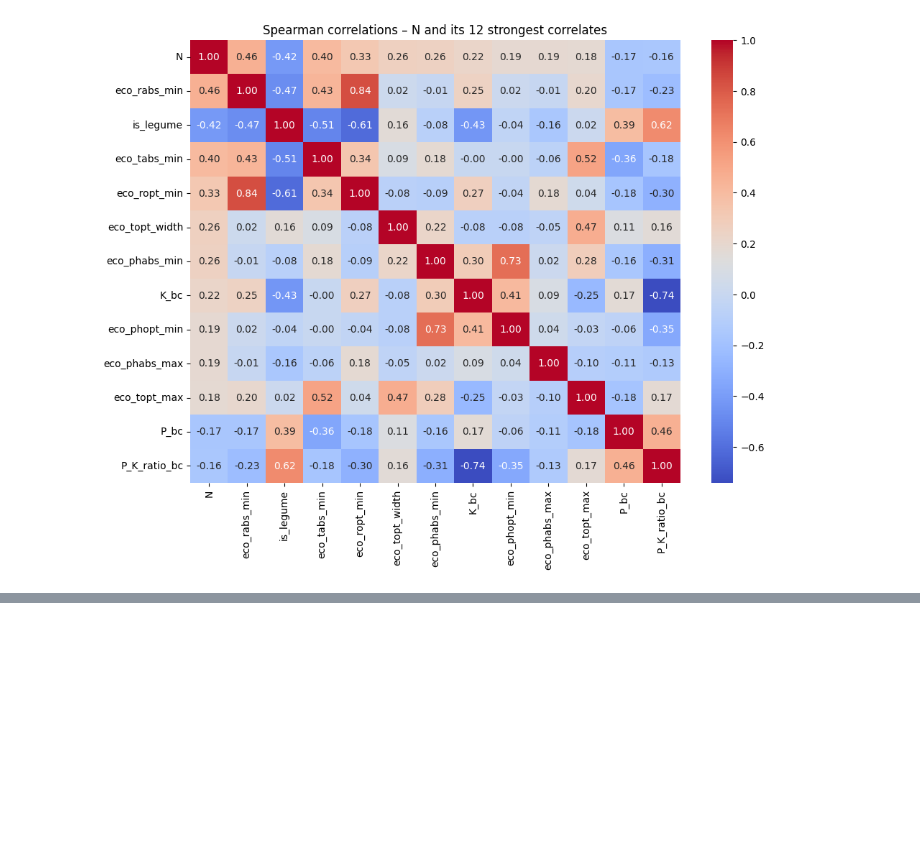
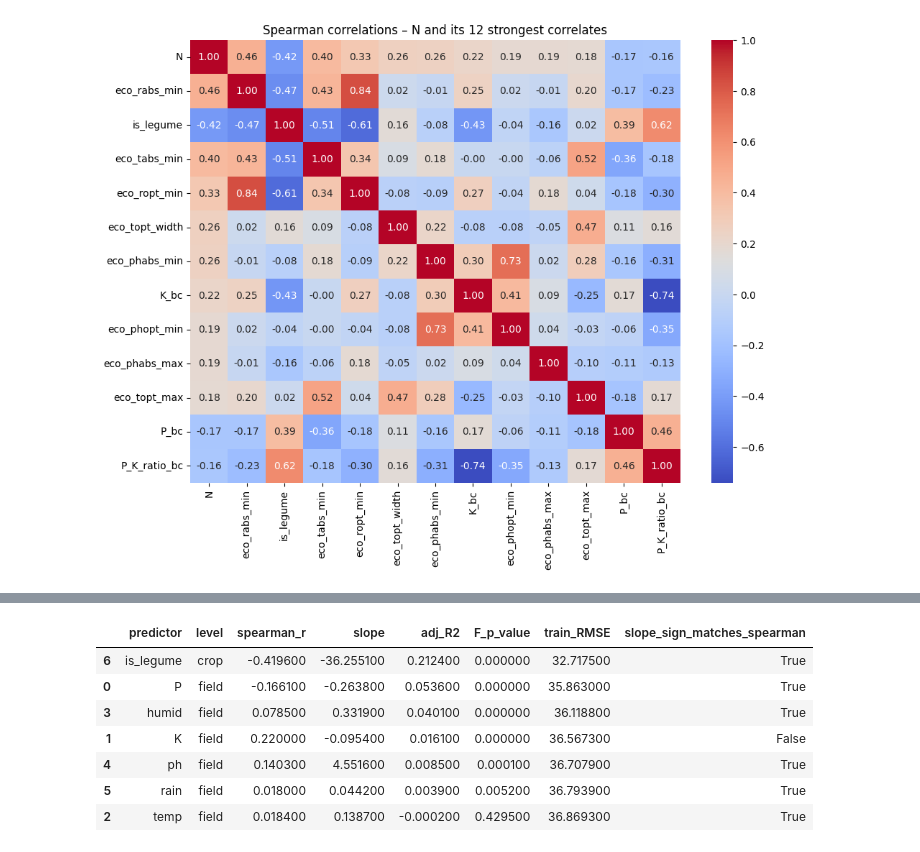
Before and after one commit to UbaidUllah777/Crop_Recommendation_Analysis, a Jupyter notebook: Crop_Recommendation_Workshop_C.ipynb, the cells around one changed output, grey strips where cells are left out. Saved outputs shown, nothing was run; the diff lists cells and outputs as text; code cells hidden in the pictures; blank space fills up the shorter version.

```diff
--- a/Crop_Recommendation_Workshop_C.ipynb
+++ b/Crop_Recommendation_Workshop_C.ipynb
@@ -1151,0 +1161,45 @@ plt.show()
+# %%
+def rmse(actual, predicted):
+    return np.sqrt(mean_squared_error(actual, predicted))
+
+
+cand_rows = []
+
+for x in ["P", "K", "temp", "humid", "ph", "rain", "is_legume"]:
+    m = sm.OLS(train[Y], sm.add_constant(train[[x]])).fit()
+
+    cand_rows.append({
+        "predictor": x,
+        "level": "crop" if x == "is_legume" else "field",
+        "spearman_r": spearmanr(train[x], train[Y])[0],
+        "slope": m.params[x],
+        "adj_R2": m.rsquared_adj,
+        "F_p_value": m.f_pvalue,
+        "train_RMSE": rmse(train[Y], m.fittedvalues)
+    })
+
+candidates_slr = pd.DataFrame(cand_rows)
+
+candidates_slr["slope_sign_matches_spearman"] = (
+    np.sign(candidates_slr["slope"])
+    == np.sign(candidates_slr["spearman_r"])
+)
+
+display(
+    candidates_slr.sort_values(
+        "adj_R2", ascending=False
+    ).round(4)
+)
+
+baseline_test_rmse = rmse(
+    test[Y], np.full(len(test), train[Y].mean())
+)
+# %% [output]
+|  | predictor | level | spearman_r | slope | adj_R2 | F_p_value | train_RMSE | slope_sign_matches_spearman |
+| 6 | is_legume | crop | -0.419600 | -36.255100 | 0.212400 | 0.000000 | 32.717500 | True |
+| 0 | P | field | -0.166100 | -0.263800 | 0.053600 | 0.000000 | 35.863000 | True |
+| 3 | humid | field | 0.078500 | 0.331900 | 0.040100 | 0.000000 | 36.118800 | True |
+| 1 | K | field | 0.220000 | -0.095400 | 0.016100 | 0.000000 | 36.567300 | False |
+| 4 | ph | field | 0.140300 | 4.551600 | 0.008500 | 0.000100 | 36.707900 | True |
+| 5 | rain | field | 0.018000 | 0.044200 | 0.003900 | 0.005200 | 36.793900 | True |
+| 2 | temp | field | 0.018400 | 0.138700 | -0.000200 | 0.429500 | 36.869300 | True |
```
Also changed, not shown: parts of 6 cells of this notebook, 1 other file.
